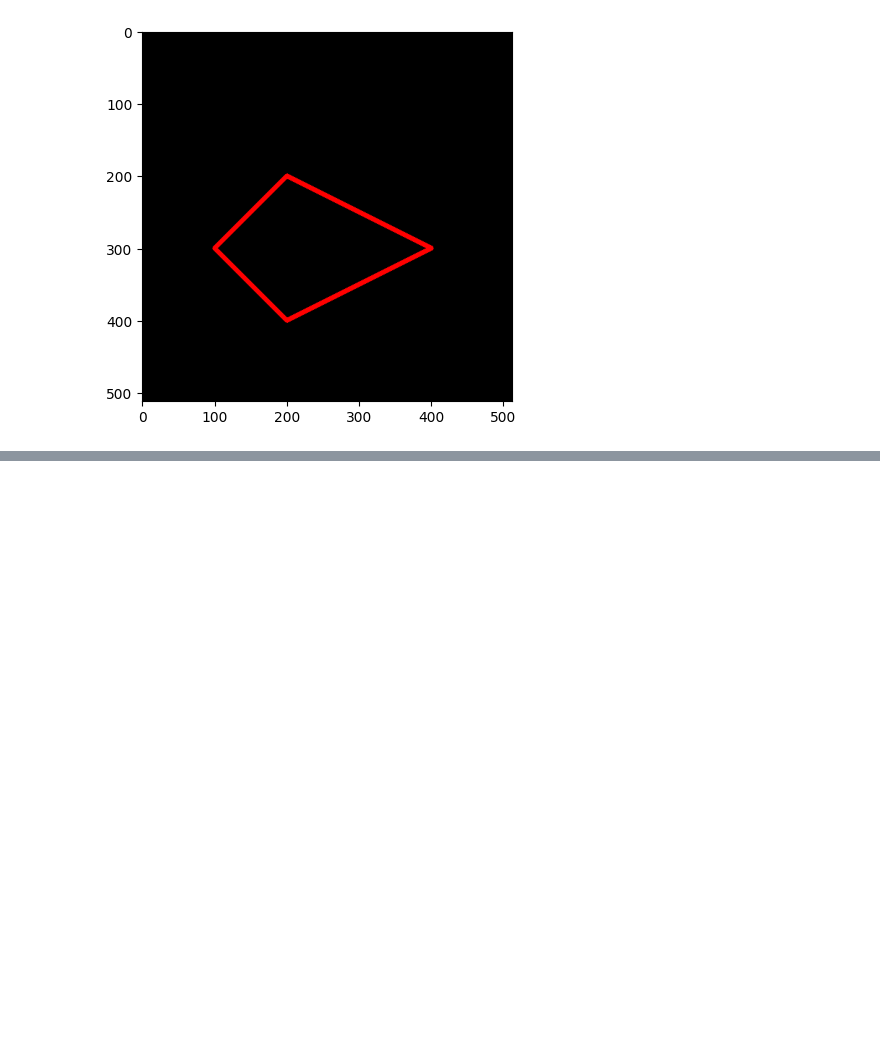
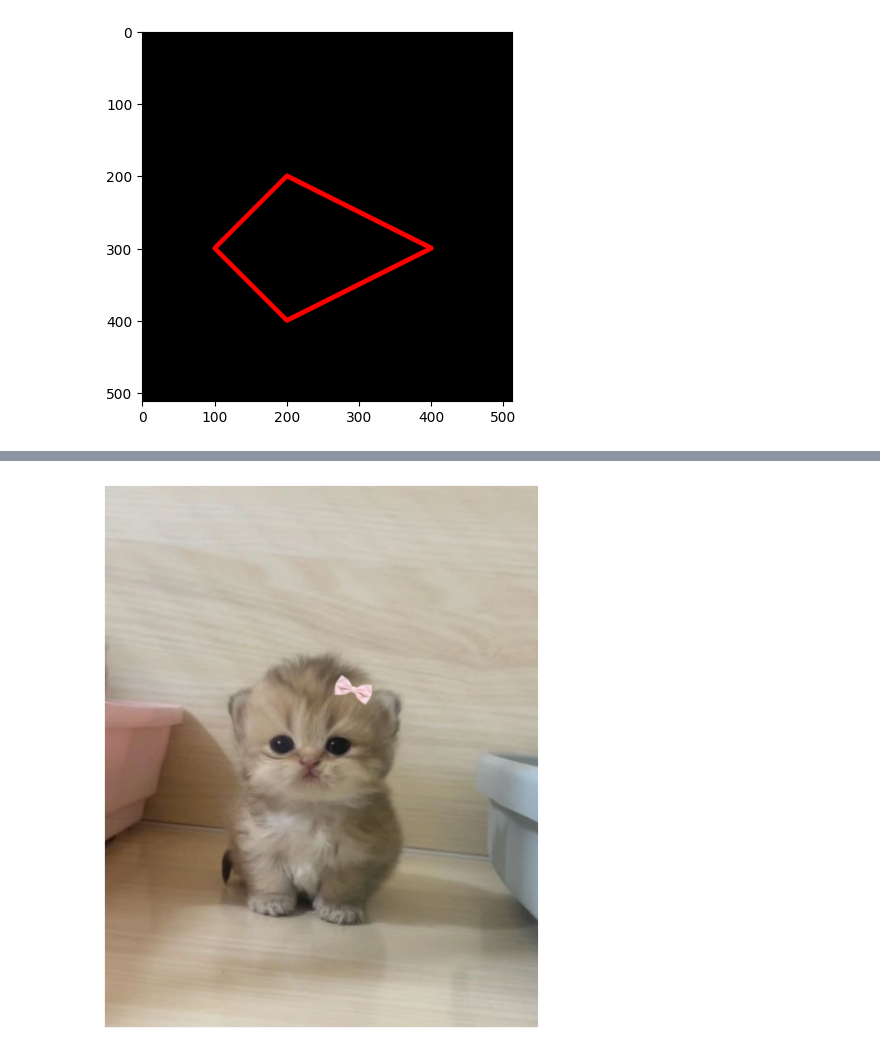
Before and after one commit to Anothaatype/PCVK-Semester-5, a Jupyter notebook: Week2.ipynb, the cells around one changed output, grey strips where cells are left out. Saved outputs shown, nothing was run; the diff lists cells and outputs as text; code cells hidden in the pictures; blank space fills up the shorter version.

Commit message:
MODULE 2 Using Numpy and OpenCV and Introduction to Image Processing Applications

```diff
--- a/Week2.ipynb
+++ b/Week2.ipynb
@@ -119,3 +117,9 @@ plt.imshow(black_img2)
 # %% [output]
 <matplotlib.image.AxesImage at 0x...>
 [figure]
+# %%
+import random
+img_path = '/content/drive/MyDrive/PCVK_MM/Images/kuceng.jpg'
+img = cv.imread(img_path)
+img_rgb = cv.cvtColor(img, cv.COLOR_BGR2RGB)
+plt.imshow(img_rgb)
@@ -121,0 +129,7 @@ plt.imshow(black_img2)
+# %%
+plt.figure(figsize=(15, 8))
+plt.imshow(img_rgb)
+plt.axis('off')
+plt.show()
+# %% [output]
+[figure, added]
```
Also changed, not shown: parts of 18 cells of this notebook.
